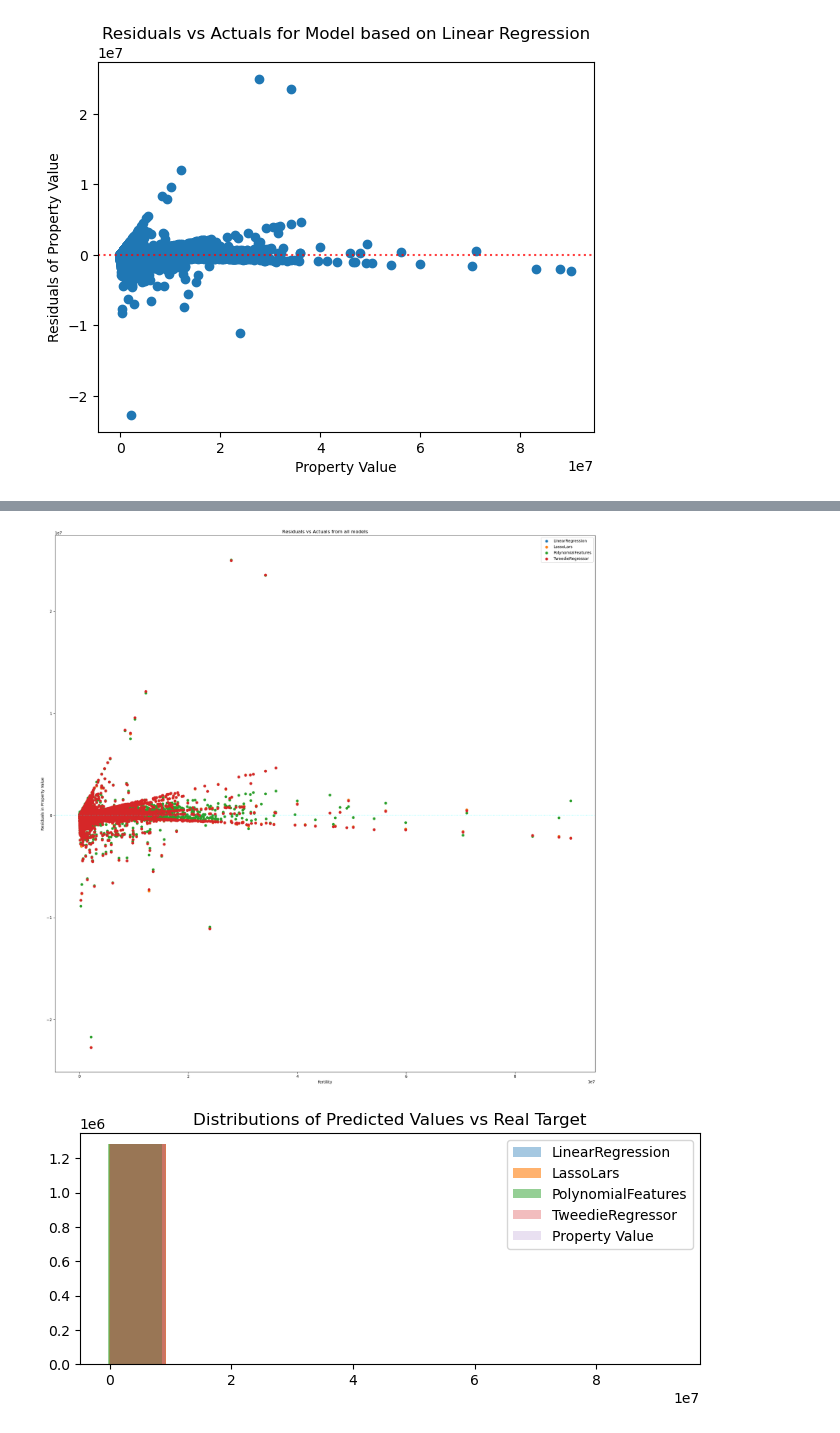
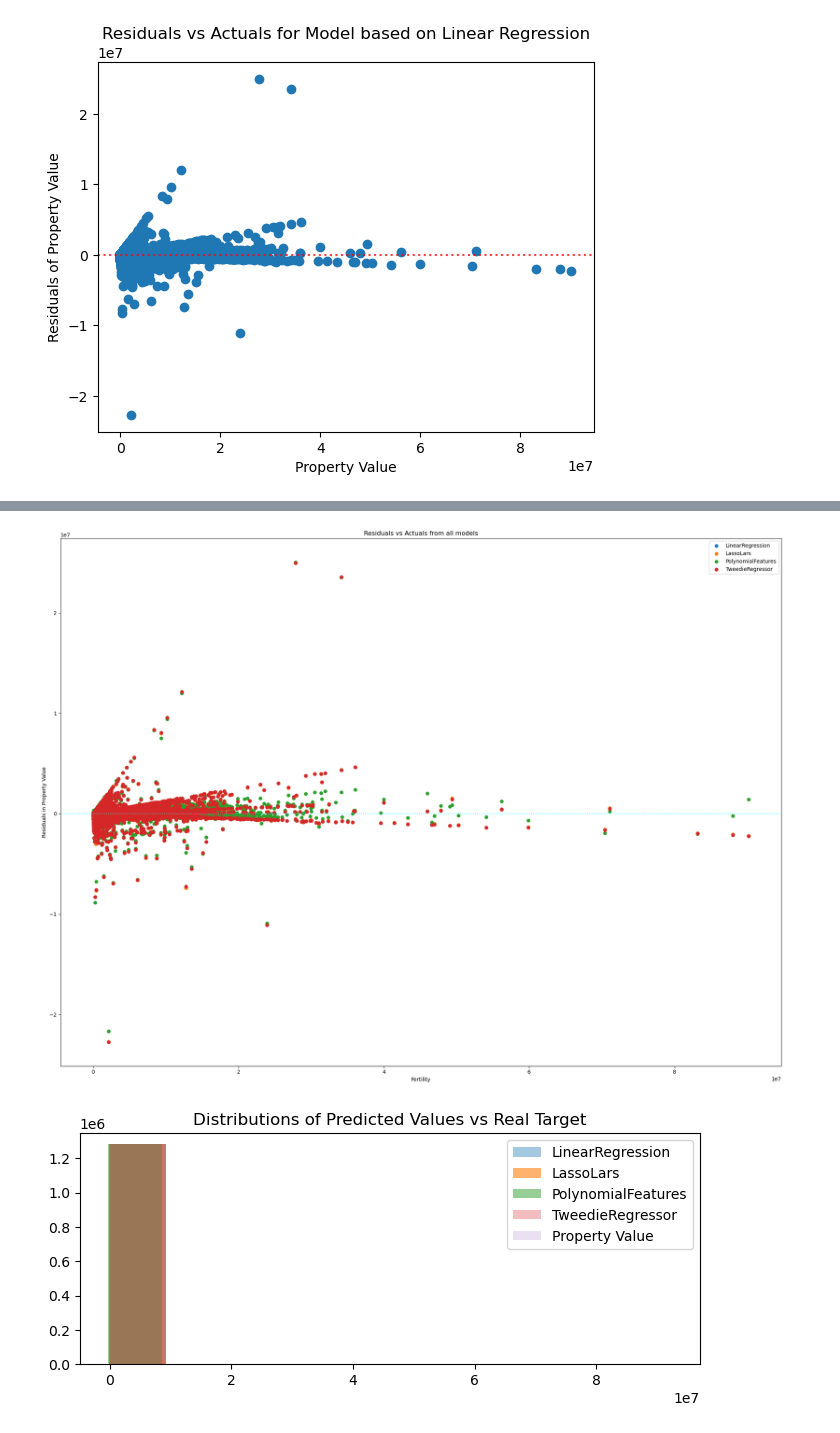
Before and after one commit to nomer-evangelista/regression-exercises, a Jupyter notebook: modeling.ipynb, the cells around one changed output, grey strips where cells are left out. Drawn from its saved outputs; the diff is of its cells as text; code cells hidden in the pictures.

```diff
--- a/modeling.ipynb
+++ b/modeling.ipynb
@@ -388,20 +381,20 @@ lp = LinearRegression()
 lp.fit(X_train_d2, y_train.property_value)
 
 # Make predictions on the training and validation sets
-y_train = y_train.assign(pred_PoloynomialFeatures=lp.predict(X_train_d2))
-y_validate = y_validate.assign(pred_PoloynomialFeatures=lp.predict(X_validate_d2))
+y_train = y_train.assign(pred_PolynomialFeatures=lp.predict(X_train_d2))
+y_validate = y_validate.assign(pred_PolynomialFeatures=lp.predict(X_validate_d2))
 
 # Calculating RMSE for the model on both the training and validation sets
-rmse_mean_train = mean_squared_error(y_train[['property_value']], y_train.pred_PoloynomialFeatures) ** .5
-rmse_mean_validate = mean_squared_error(y_validate[['property_value']], y_validate.pred_PoloynomialFeatures) ** .5
+rmse_mean_train = mean_squared_error(y_train[['property_value']], y_train.pred_PolynomialFeatures) ** .5
+rmse_mean_validate = mean_squared_error(y_validate[['property_value']], y_validate.pred_PolynomialFeatures) ** .5
 
 # Calculating r2 score
-r2_median_train = r2_score(y_train[['property_value']], y_train.pred_PoloynomialFeatures)
-r2_median_validate = r2_score(y_validate[['property_value']], y_validate.pred_PoloynomialFeatures)
+r2_median_train = r2_score(y_train[['property_value']], y_train.pred_PolynomialFeatures)
+r2_median_validate = r2_score(y_validate[['property_value']], y_validate.pred_PolynomialFeatures)
 
 # printing the rmse values for PolynomialFeatures
 print(f'PolynomialFeatures Model')
-print(f'RMSE Train: {rmse_baseline_train} \nRMSE validate: {rmse_baseline_validate}')
+print(f'RMSE Train: {rmse_mean_train} \nRMSE validate: {rmse_mean_validate}')
 
 # adding the rmse and r2 information of PolynomialFeatures to the dictionary
 metrics_info = {
@@ -566,21 +533,22 @@ y_train
 # %%
-plt.figure(figsize=(20, 20))
+# visualize all models with property value against residuals of predicted property value
+plt.figure(figsize=(20, 15))
 plt.scatter(y_train.property_value, y_train.property_value - y_train.pred_LinearRegression,
                                                         label='LinearRegression')
 plt.scatter(y_train.property_value, y_train.property_value - y_train.pred_LassoLars,
                                                         label='LassoLars')
-plt.scatter(y_train.property_value, y_train.property_value - y_train.pred_PoloynomialFeatures,
+plt.scatter(y_train.property_value, y_train.property_value - y_train.pred_PolynomialFeatures,
                                                         label='PolynomialFeatures')
 plt.scatter(y_train.property_value, y_train.property_value - y_train.pred_TweedieRegressor,
                                                         label='TweedieRegressor')
 
 plt.title('Residuals vs Actuals from all models')
-plt.axhline(0, ls=':', c='cyan', alpha=0.5)
+plt.axhline(0, ls=':', c='cyan', alpha=0.8)
 plt.xlabel('Fertility')
 plt.ylabel('Residuals in Property Value')
 plt.legend()
 plt.tight_layout()
 plt.show();
 # %% [output]
-[figure, old version]
+[figure, new version]
 # %%
```
Also changed, not shown: parts of 34 cells of this notebook.
